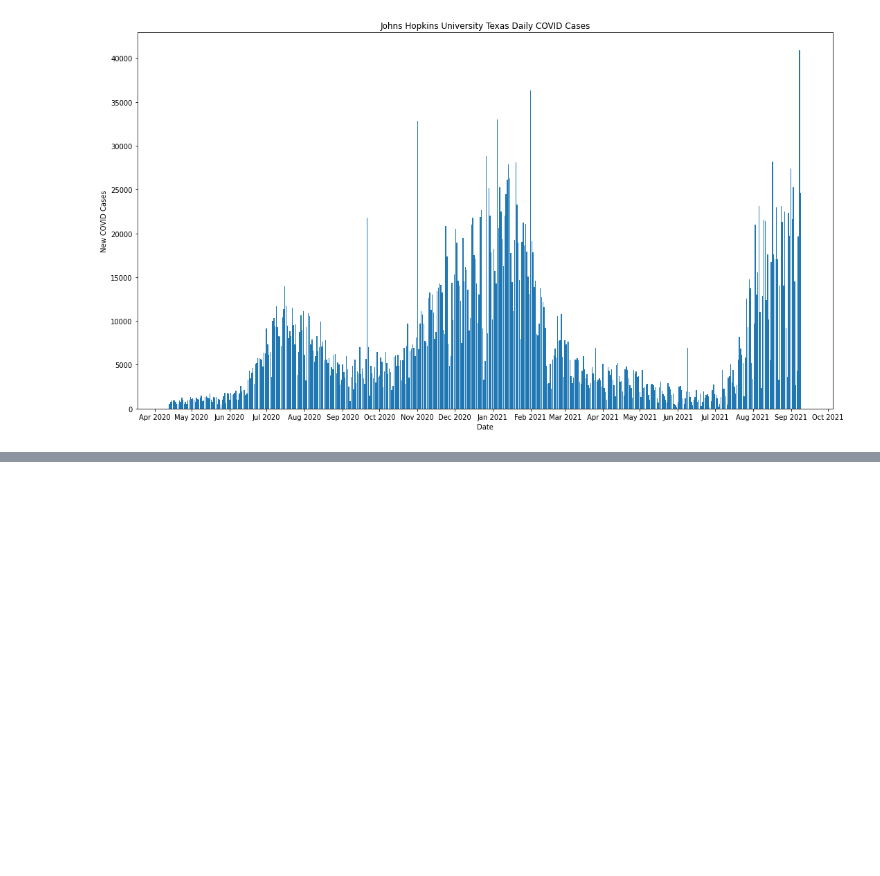
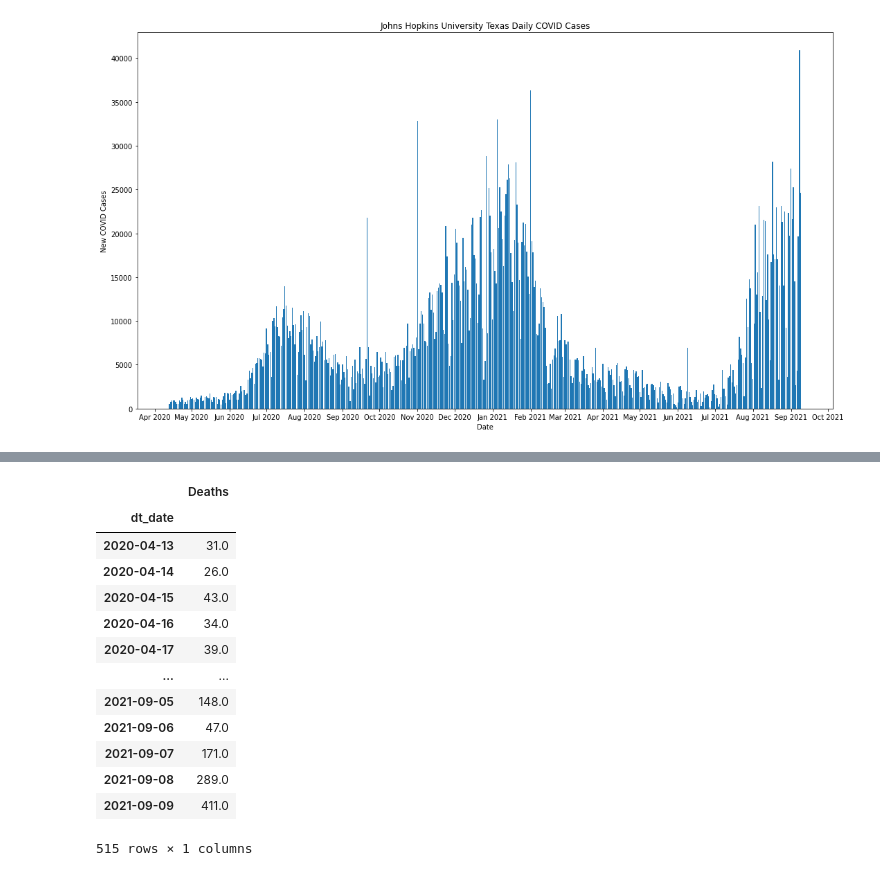
Before and after one commit to ldhagen/JHU_Covid_Notebooks, a Jupyter notebook: JHU_Texas_data.ipynb, the cells around one changed output, grey strips where cells are left out. Cells and saved outputs as stored; diff of their text form; code cells hidden in the pictures; blank space fills up the shorter version.

```diff
--- a/JH_US_data-Copy1.ipynb
+++ b/JHU_Texas_data.ipynb
@@ -136,0 +162,17 @@ fig.savefig('JHUDailyTexasNew.png')
+# %%
+hhh
+# %% [output]
+|  | Deaths |
+| dt_date |  |
+| 2020-04-13 | 31.0 |
+| 2020-04-14 | 26.0 |
+| 2020-04-15 | 43.0 |
+| 2020-04-16 | 34.0 |
+| 2020-04-17 | 39.0 |
+| ... | ... |
+| 2021-09-05 | 148.0 |
+| 2021-09-06 | 47.0 |
+| 2021-09-07 | 171.0 |
+| 2021-09-08 | 289.0 |
+| 2021-09-09 | 411.0 |
+515 rows × 1 columns
```
Also changed, not shown: parts of 6 cells of this notebook.
